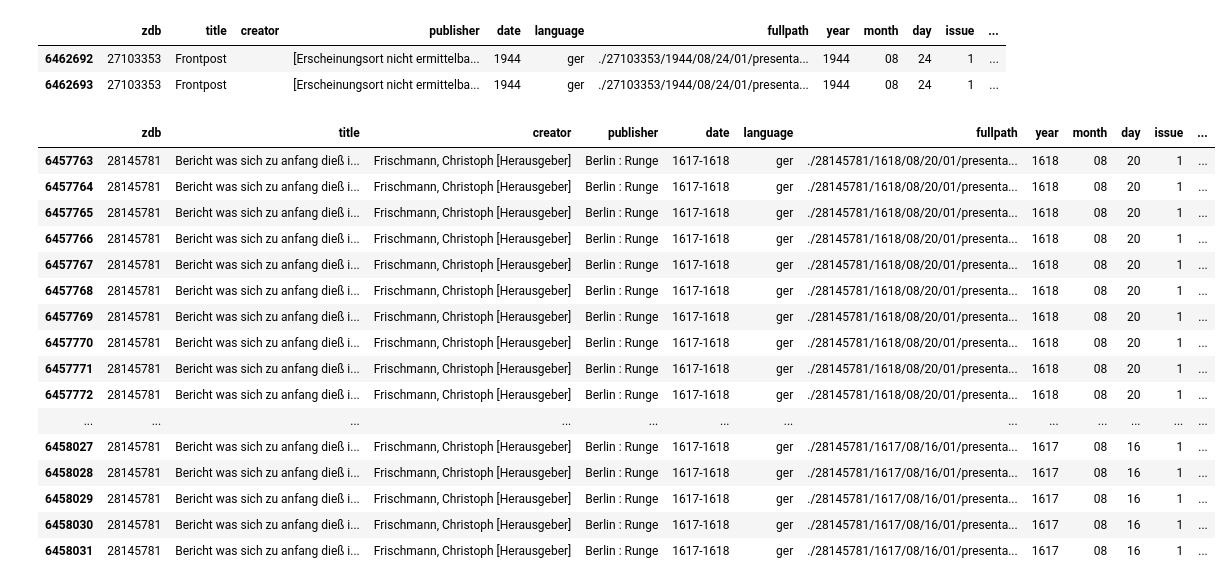
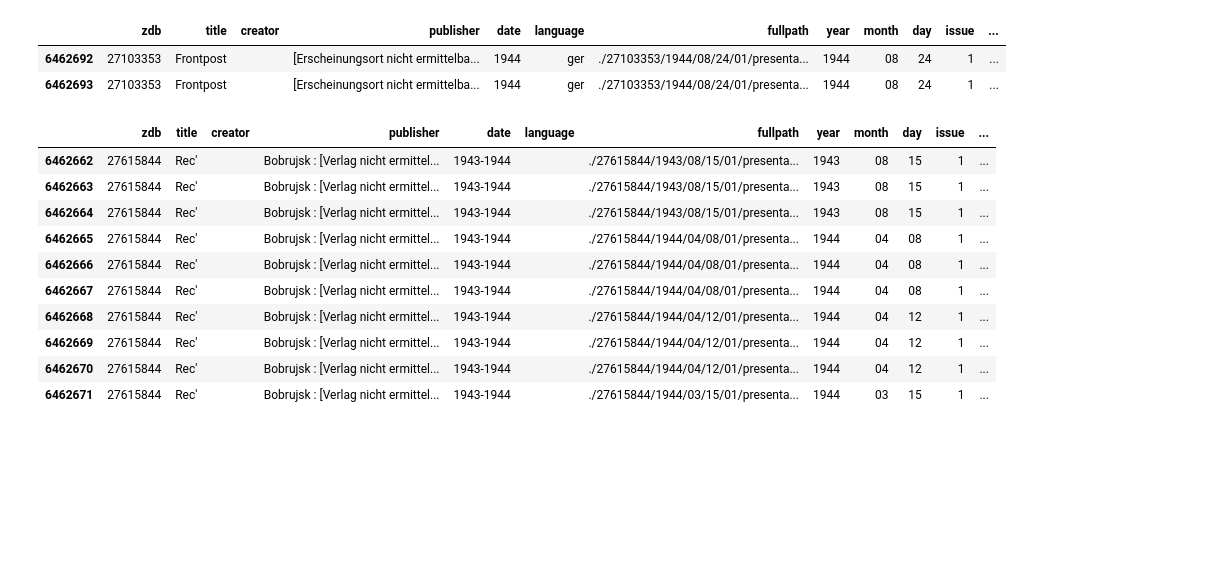
Before and after one commit to qurator-spk/RAC, a Jupyter notebook: notebooks/zefys-statistics.ipynb, the cells around one changed output. Saved outputs shown, nothing was run; the diff lists cells and outputs as text; code cells hidden in the pictures; blank space fills up the shorter version.

```diff
--- a/notebooks/zefys-statistics.ipynb
+++ b/notebooks/zefys-statistics.ipynb
@@ -221,22 +221,16 @@ df_tmp.loc[df_tmp.zdb=="27103353"]
 | 6462692 | 27103353 | Frontpost |  | [Erscheinungsort nicht ermittelba... | 1944 | ger | ./27103353/1944/08/24/01/presenta... | 1944 | 08 | 24 | 1 | ... |
 | 6462693 | 27103353 | Frontpost |  | [Erscheinungsort nicht ermittelba... | 1944 | ger | ./27103353/1944/08/24/01/presenta... | 1944 | 08 | 24 | 1 | ... |
 # %%
-df_tmp.loc[df_tmp.zdb=="28145781"]
+df_tmp.loc[df_tmp.zdb=="27615844"]
 # %% [output]
 |  | zdb | title | creator | publisher | date | language | fullpath | year | month | day | issue | ... |
-| 6457763 | 28145781 | Bericht was sich zu anfang dieß i... | Frischmann, Christoph [Herausgeber] | Berlin : Runge | 1617-1618 | ger | ./28145781/1618/08/20/01/presenta... | 1618 | 08 | 20 | 1 | ... |
-| 6457764 | 28145781 | Bericht was sich zu anfang dieß i... | Frischmann, Christoph [Herausgeber] | Berlin : Runge | 1617-1618 | ger | ./28145781/1618/08/20/01/presenta... | 1618 | 08 | 20 | 1 | ... |
-| 6457765 | 28145781 | Bericht was sich zu anfang dieß i... | Frischmann, Christoph [Herausgeber] | Berlin : Runge | 1617-1618 | ger | ./28145781/1618/08/20/01/presenta... | 1618 | 08 | 20 | 1 | ... |
-| 6457766 | 28145781 | Bericht was sich zu anfang dieß i... | Frischmann, Christoph [Herausgeber] | Berlin : Runge | 1617-1618 | ger | ./28145781/1618/08/20/01/presenta... | 1618 | 08 | 20 | 1 | ... |
-| 6457767 | 28145781 | Bericht was sich zu anfang dieß i... | Frischmann, Christoph [Herausgeber] | Berlin : Runge | 1617-1618 | ger | ./28145781/1618/08/20/01/presenta... | 1618 | 08 | 20 | 1 | ... |
-| 6457768 | 28145781 | Bericht was sich zu anfang dieß i... | Frischmann, Christoph [Herausgeber] | Berlin : Runge | 1617-1618 | ger | ./28145781/1618/08/20/01/presenta... | 1618 | 08 | 20 | 1 | ... |
-| 6457769 | 28145781 | Bericht was sich zu anfang dieß i... | Frischmann, Christoph [Herausgeber] | Berlin : Runge | 1617-1618 | ger | ./28145781/1618/08/20/01/presenta... | 1618 | 08 | 20 | 1 | ... |
-| 6457770 | 28145781 | Bericht was sich zu anfang dieß i... | Frischmann, Christoph [Herausgeber] | Berlin : Runge | 1617-1618 | ger | ./28145781/1618/08/20/01/presenta... | 1618 | 08 | 20 | 1 | ... |
-| 6457771 | 28145781 | Bericht was sich zu anfang dieß i... | Frischmann, Christoph [Herausgeber] | Berlin : Runge | 1617-1618 | ger | ./28145781/1618/08/20/01/presenta... | 1618 | 08 | 20 | 1 | ... |
-| 6457772 | 28145781 | Bericht was sich zu anfang dieß i... | Frischmann, Christoph [Herausgeber] | Berlin : Runge | 1617-1618 | ger | ./28145781/1618/08/20/01/presenta... | 1618 | 08 | 20 | 1 | ... |
-| ... | ... | ... | ... | ... | ... | ... | ... | ... | ... | ... | ... | ... |
-| 6458027 | 28145781 | Bericht was sich zu anfang dieß i... | Frischmann, Christoph [Herausgeber] | Berlin : Runge | 1617-1618 | ger | ./28145781/1617/08/16/01/presenta... | 1617 | 08 | 16 | 1 | ... |
-| 6458028 | 28145781 | Bericht was sich zu anfang dieß i... | Frischmann, Christoph [Herausgeber] | Berlin : Runge | 1617-1618 | ger | ./28145781/1617/08/16/01/presenta... | 1617 | 08 | 16 | 1 | ... |
-| 6458029 | 28145781 | Bericht was sich zu anfang dieß i... | Frischmann, Christoph [Herausgeber] | Berlin : Runge | 1617-1618 | ger | ./28145781/1617/08/16/01/presenta... | 1617 | 08 | 16 | 1 | ... |
-| 6458030 | 28145781 | Bericht was sich zu anfang dieß i... | Frischmann, Christoph [Herausgeber] | Berlin : Runge | 1617-1618 | ger | ./28145781/1617/08/16/01/presenta... | 1617 | 08 | 16 | 1 | ... |
-| 6458031 | 28145781 | Bericht was sich zu anfang dieß i... | Frischmann, Christoph [Herausgeber] | Berlin : Runge | 1617-1618 | ger | ./28145781/1617/08/16/01/presenta... | 1617 | 08 | 16 | 1 | ... |
+| 6462662 | 27615844 | Rec' |  | Bobrujsk : [Verlag nicht ermittel... | 1943-1944 |  | ./27615844/1943/08/15/01/presenta... | 1943 | 08 | 15 | 1 | ... |
+| 6462663 | 27615844 | Rec' |  | Bobrujsk : [Verlag nicht ermittel... | 1943-1944 |  | ./27615844/1943/08/15/01/presenta... | 1943 | 08 | 15 | 1 | ... |
+| 6462664 | 27615844 | Rec' |  | Bobrujsk : [Verlag nicht ermittel... | 1943-1944 |  | ./27615844/1943/08/15/01/presenta... | 1943 | 08 | 15 | 1 | ... |
+| 6462665 | 27615844 | Rec' |  | Bobrujsk : [Verlag nicht ermittel... | 1943-1944 |  | ./27615844/1944/04/08/01/presenta... | 1944 | 04 | 08 | 1 | ... |
+| 6462666 | 27615844 | Rec' |  | Bobrujsk : [Verlag nicht ermittel... | 1943-1944 |  | ./27615844/1944/04/08/01/presenta... | 1944 | 04 | 08 | 1 | ... |
+| 6462667 | 27615844 | Rec' |  | Bobrujsk : [Verlag nicht ermittel... | 1943-1944 |  | ./27615844/1944/04/08/01/presenta... | 1944 | 04 | 08 | 1 | ... |
+| 6462668 | 27615844 | Rec' |  | Bobrujsk : [Verlag nicht ermittel... | 1943-1944 |  | ./27615844/1944/04/12/01/presenta... | 1944 | 04 | 12 | 1 | ... |
+| 6462669 | 27615844 | Rec' |  | Bobrujsk : [Verlag nicht ermittel... | 1943-1944 |  | ./27615844/1944/04/12/01/presenta... | 1944 | 04 | 12 | 1 | ... |
+| 6462670 | 27615844 | Rec' |  | Bobrujsk : [Verlag nicht ermittel... | 1943-1944 |  | ./27615844/1944/04/12/01/presenta... | 1944 | 04 | 12 | 1 | ... |
+| 6462671 | 27615844 | Rec' |  | Bobrujsk : [Verlag nicht ermittel... | 1943-1944 |  | ./27615844/1944/03/15/01/presenta... | 1944 | 03 | 15 | 1 | ... |
```
Also changed, not shown: parts of 1 cell of this notebook, 1 other file.
